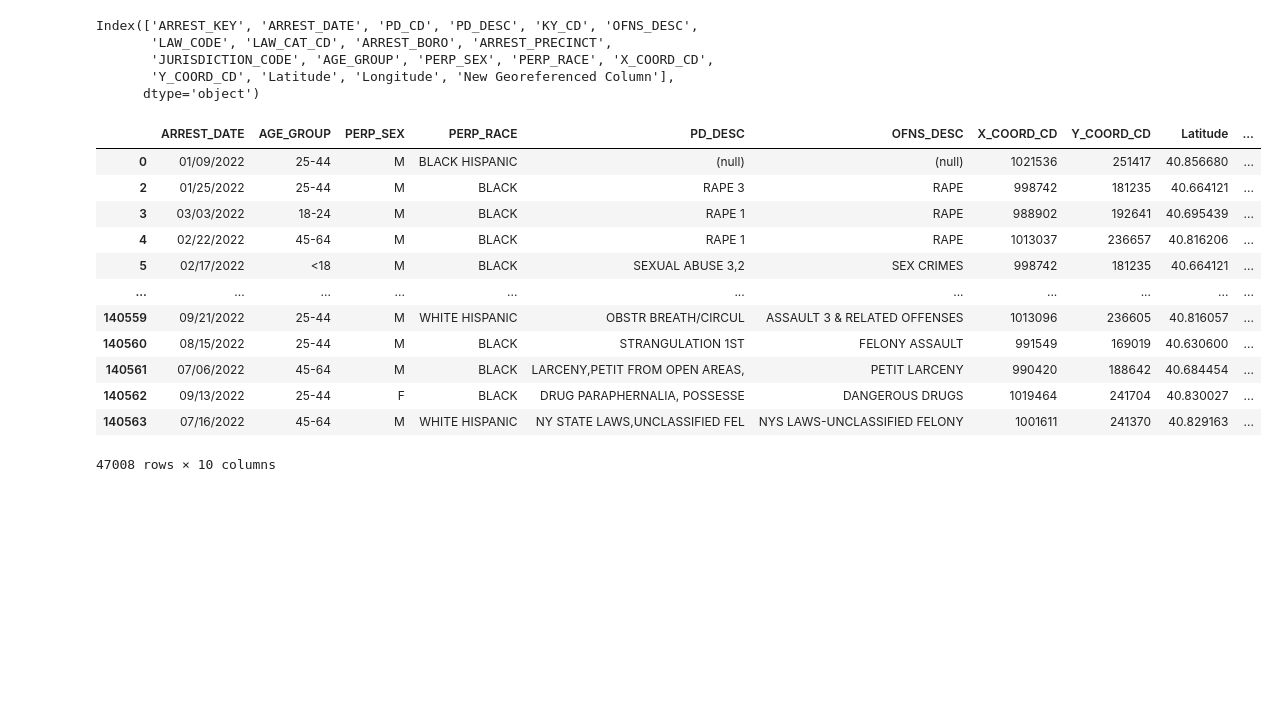
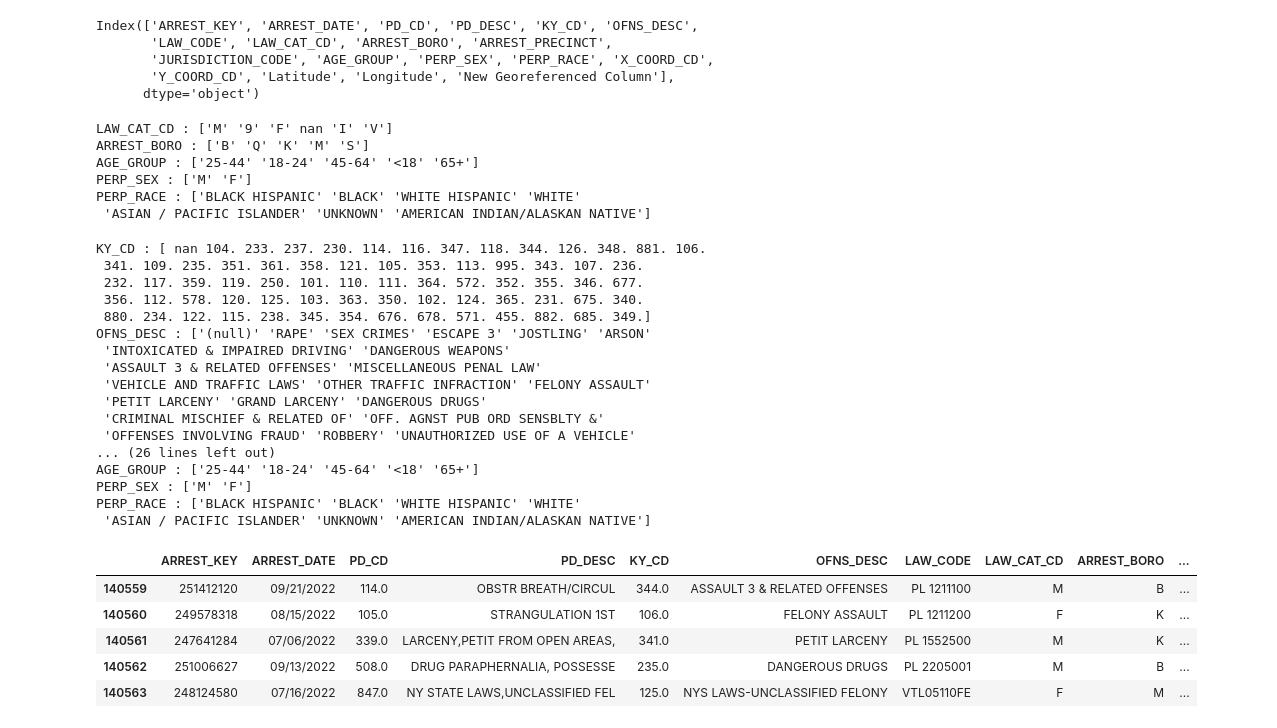
Before and after one commit to MarcusQuigley/Mel-main, a Jupyter notebook: NYPD_ARREST_data.ipynb, the cells around one changed output. Saved outputs shown, nothing was run; the diff lists cells and outputs as text; code cells hidden in the pictures; blank space fills up the shorter version.

```diff
--- a/NYPD_ARREST_data.ipynb
+++ b/NYPD_ARREST_data.ipynb
@@ -129,35 +133,46 @@ borough= {'B':'Bronx','K': 'Brooklyn', 'M': 'Manhattan','Q':"Queens", 'S':'State
 gender = {'M': 'Male', 'F':'Female'}
 # %%
 #Look at the unique values for each column with less than 20 unique values
-for column in data.columns:
-    if len(data[column].unique()) <20:
-        print(column,':',data[column].unique())
+for column in nypd_a_y2d.columns:
+    if len(nypd_a_y2d[column].unique()) <20:
+        print(column,':',nypd_a_y2d[column].unique())
+# %% [output]
+LAW_CAT_CD : ['M' '9' 'F' nan 'I' 'V']
+ARREST_BORO : ['B' 'Q' 'K' 'M' 'S']
+AGE_GROUP : ['25-44' '18-24' '45-64' '<18' '65+']
+PERP_SEX : ['M' 'F']
+PERP_RACE : ['BLACK HISPANIC' 'BLACK' 'WHITE HISPANIC' 'WHITE'
+ 'ASIAN / PACIFIC ISLANDER' 'UNKNOWN' 'AMERICAN INDIAN/ALASKAN NATIVE']
-# %%
-# Converting the date column to its specified data type
-nypd_a_y2d['ARREST_DATE'] = pd.to_datetime(nypd_a_y2d.ARREST_DATE)
-# %%
-# Creating three new columns for easy querying
-nypd_a_y2d['YEAR'] = nypd_a_y2d.ARREST_DATE.dt.year
-nypd_a_y2d['MONTH'] = nypd_a_y2d.ARREST_DATE.dt.month
-nypd_a_y2d['DAY'] = nypd_a_y2d.ARREST_DATE.dt.day
-# %%
-# Considering columns beneficial for visualizing
-nypd_a_y2d = nypd_a_y2d[['ARREST_DATE','AGE_GROUP', 'PERP_SEX', 'PERP_RACE', 'PD_DESC', 'OFNS_DESC', 'X_COORD_CD','Y_COORD_CD', 'Latitude', 'Longitude']]
+# %%
+for column in nypd_a_y2d.columns:
+    if len(nypd_a_y2d[column].unique()) <100:
+        print(column,':',nypd_a_y2d[column].unique())
+# %% [output]
+KY_CD : [ nan 104. 233. 237. 230. 114. 116. 347. 118. 344. 126. 348. 881. 106.
+ 341. 109. 235. 351. 361. 358. 121. 105. 353. 113. 995. 343. 107. 236.
+ 232. 117. 359. 119. 250. 101. 110. 111. 364. 572. 352. 355. 346. 677.
+ 356. 112. 578. 120. 125. 103. 363. 350. 102. 124. 365. 231. 675. 340.
+ 880. 234. 122. 115. 238. 345. 354. 676. 678. 571. 455. 882. 685. 349.]
+OFNS_DESC : ['(null)' 'RAPE' 'SEX CRIMES' 'ESCAPE 3' 'JOSTLING' 'ARSON'
+ 'INTOXICATED & IMPAIRED DRIVING' 'DANGEROUS WEAPONS'
+ 'ASSAULT 3 & RELATED OFFENSES' 'MISCELLANEOUS PENAL LAW'
+ 'VEHICLE AND TRAFFIC LAWS' 'OTHER TRAFFIC INFRACTION' 'FELONY ASSAULT'
+ 'PETIT LARCENY' 'GRAND LARCENY' 'DANGEROUS DRUGS'
+ 'CRIMINAL MISCHIEF & RELATED OF' 'OFF. AGNST PUB ORD SENSBLTY &'
+ 'OFFENSES INVOLVING FRAUD' 'ROBBERY' 'UNAUTHORIZED USE OF A VEHICLE'
+... (26 lines left out)
+AGE_GROUP : ['25-44' '18-24' '45-64' '<18' '65+']
+PERP_SEX : ['M' 'F']
+PERP_RACE : ['BLACK HISPANIC' 'BLACK' 'WHITE HISPANIC' 'WHITE'
+ 'ASIAN / PACIFIC ISLANDER' 'UNKNOWN' 'AMERICAN INDIAN/ALASKAN NATIVE']
 # %%
-nypd_a_y2d.tail(45)
+nypd_a_y2d.tail(5)
 # %% [output]
-|  | ARREST_DATE | AGE_GROUP | PERP_SEX | PERP_RACE | PD_DESC | OFNS_DESC | X_COORD_CD | Y_COORD_CD | Latitude | ... |
-| 0 | 01/09/2022 | 25-44 | M | BLACK HISPANIC | (null) | (null) | 1021536 | 251417 | 40.856680 | ... |
-| 2 | 01/25/2022 | 25-44 | M | BLACK | RAPE 3 | RAPE | 998742 | 181235 | 40.664121 | ... |
-| 3 | 03/03/2022 | 18-24 | M | BLACK | RAPE 1 | RAPE | 988902 | 192641 | 40.695439 | ... |
-| 4 | 02/22/2022 | 45-64 | M | BLACK | RAPE 1 | RAPE | 1013037 | 236657 | 40.816206 | ... |
-| 5 | 02/17/2022 | <18 | M | BLACK | SEXUAL ABUSE 3,2 | SEX CRIMES | 998742 | 181235 | 40.664121 | ... |
-| ... | ... | ... | ... | ... | ... | ... | ... | ... | ... | ... |
-| 140559 | 09/21/2022 | 25-44 | M | WHITE HISPANIC | OBSTR BREATH/CIRCUL | ASSAULT 3 & RELATED OFFENSES | 1013096 | 236605 | 40.816057 | ... |
-| 140560 | 08/15/2022 | 25-44 | M | BLACK | STRANGULATION 1ST | FELONY ASSAULT | 991549 | 169019 | 40.630600 | ... |
-| 140561 | 07/06/2022 | 45-64 | M | BLACK | LARCENY,PETIT FROM OPEN AREAS, | PETIT LARCENY | 990420 | 188642 | 40.684454 | ... |
-| 140562 | 09/13/2022 | 25-44 | F | BLACK | DRUG PARAPHERNALIA, POSSESSE | DANGEROUS DRUGS | 1019464 | 241704 | 40.830027 | ... |
-| 140563 | 07/16/2022 | 45-64 | M | WHITE HISPANIC | NY STATE LAWS,UNCLASSIFIED FEL | NYS LAWS-UNCLASSIFIED FELONY | 1001611 | 241370 | 40.829163 | ... |
+|  | ARREST_KEY | ARREST_DATE | PD_CD | PD_DESC | KY_CD | OFNS_DESC | LAW_CODE | LAW_CAT_CD | ARREST_BORO | ... |
+| 140559 | 251412120 | 09/21/2022 | 114.0 | OBSTR BREATH/CIRCUL | 344.0 | ASSAULT 3 & RELATED OFFENSES | PL 1211100 | M | B | ... |
+| 140560 | 249578318 | 08/15/2022 | 105.0 | STRANGULATION 1ST | 106.0 | FELONY ASSAULT | PL 1211200 | F | K | ... |
+| 140561 | 247641284 | 07/06/2022 | 339.0 | LARCENY,PETIT FROM OPEN AREAS, | 341.0 | PETIT LARCENY | PL 1552500 | M | K | ... |
+| 140562 | 251006627 | 09/13/2022 | 508.0 | DRUG PARAPHERNALIA, POSSESSE | 235.0 | DANGEROUS DRUGS | PL 2205001 | M | B | ... |
+| 140563 | 248124580 | 07/16/2022 | 847.0 | NY STATE LAWS,UNCLASSIFIED FEL | 125.0 | NYS LAWS-UNCLASSIFIED FELONY | VTL05110FE | F | M | ... |
-47008 rows × 10 columns
 # %%
 list(nypd_a_y2d.OFNS_DESC.value_counts(ascending=False))
```
Also changed, not shown: parts of 8 cells of this notebook.
